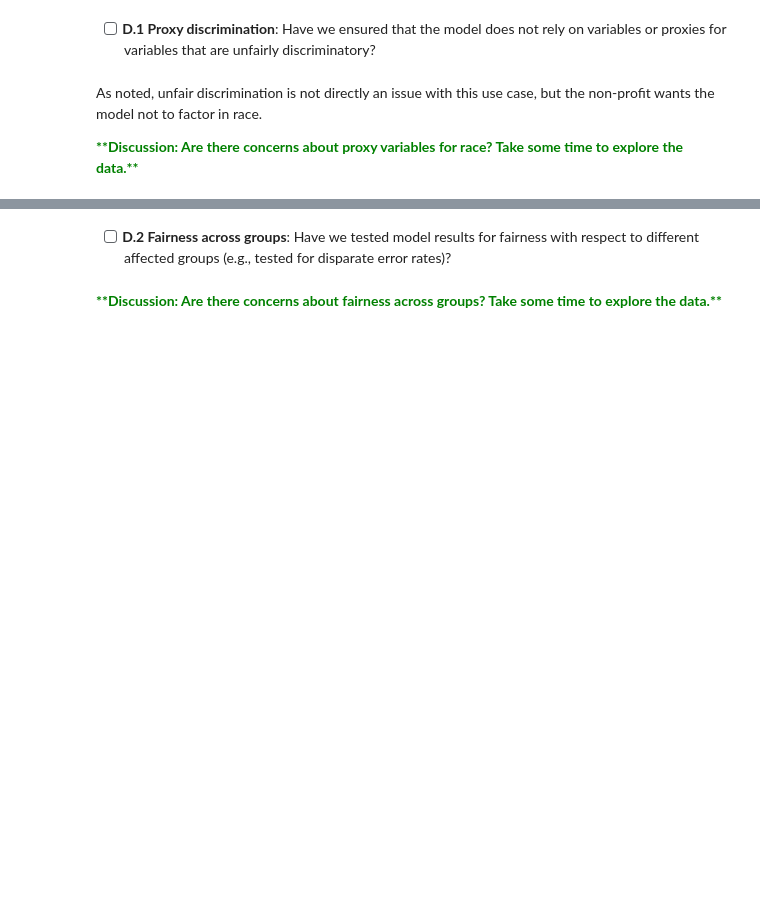
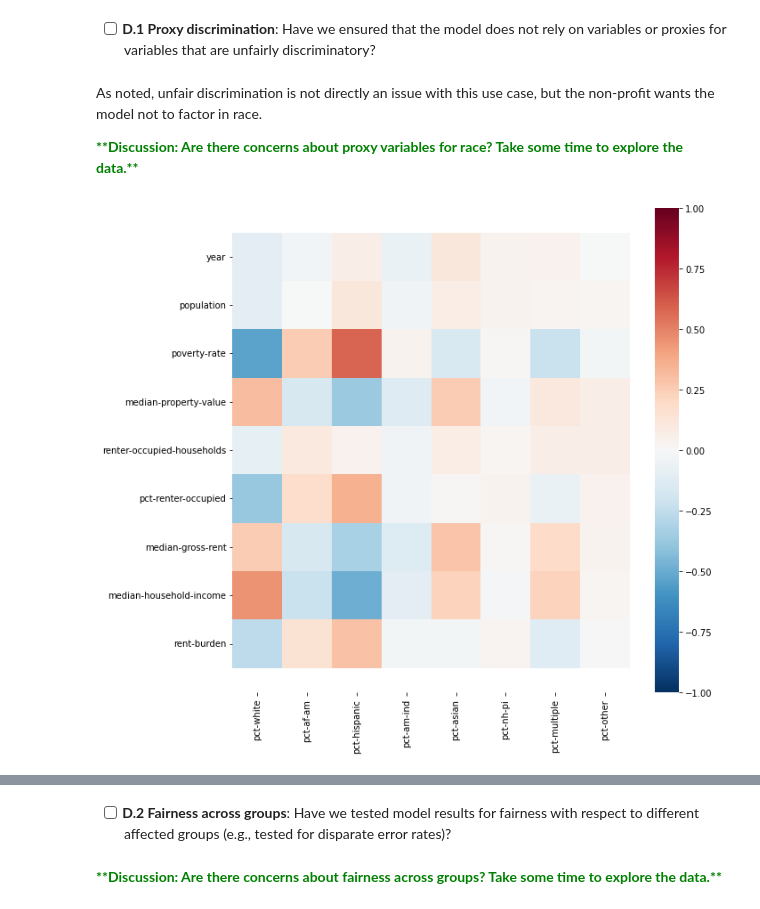
Before and after one commit to pruthvipatel/msc-buckinghum-data-ethics, a Jupyter notebook: notebooks/eviction-data-case-study.ipynb, the cells around one changed output, grey strips where cells are left out. Saved outputs shown, nothing was run; the diff lists cells and outputs as text; code cells hidden in the pictures; blank space fills up the shorter version.

```diff
--- a/notebooks/eviction-data-case-study.ipynb
+++ b/notebooks/eviction-data-case-study.ipynb
@@ -239,14 +316,19 @@ Yes, all of our code is contained in this notebook. For real projects, this is a
 # %% [markdown]
 Though discrimination may not be strictly a problem in this situation, the non-profit wants their decision-making to be race-blind, so they ask for the population race percentage features to not be included in the modeling.
 # %%
-TARGET_VAR = 'evictions'
+TARGET_VAR = "evictions"
 FEATURE_VARS = [
-    'year', 'population', 'poverty-rate', 'median-property-value',
-    'renter-occupied-households', 'pct-renter-occupied',
-    'median-gross-rent', 'median-household-income',  'rent-burden',
-
+    "year",
+    "population",
+    "poverty-rate",
+    "median-property-value",
+    "renter-occupied-households",
+    "pct-renter-occupied",
+    "median-gross-rent",
+    "median-household-income",
+    "rent-burden",
     # Don't include race features
     #'pct-white' , 'pct-af-am', 'pct-hispanic', 'pct-am-ind',
     #'pct-asian', 'pct-nh-pi', 'pct-multiple', 'pct-other'
 ]
-GROUP_VAR = 'GEOID' # Prevent leakage
+GROUP_VAR = "GEOID"  # Prevent leakage
@@ -306,15 +420,21 @@ As noted, unfair discrimination is not directly an issue with this use case, but
 
 <span style="color:green">**\*\*Discussion: Are there concerns about proxy variables for race? Take some time to explore the data.\*\***</span>
 # %%
-race_vars = ['pct-white' , 'pct-af-am', 'pct-hispanic', 'pct-am-ind',
-             'pct-asian', 'pct-nh-pi', 'pct-multiple', 'pct-other']
+race_vars = [
+    "pct-white",
+    "pct-af-am",
+    "pct-hispanic",
+    "pct-am-ind",
+    "pct-asian",
+    "pct-nh-pi",
+    "pct-multiple",
+    "pct-other",
+]
 corr = df_modeling.loc[:, FEATURE_VARS + race_vars].corr().loc[FEATURE_VARS, race_vars]
 
 plt.figure(figsize=FIGSIZE)
-sns.heatmap(corr,
-            vmin=-1.0,
-            vmax=1.0,
-            cmap='RdBu_r'
-           )
+sns.heatmap(corr, vmin=-1.0, vmax=1.0, cmap="RdBu_r")
 
 expand_ylim()
+# %% [output]
+[figure, added]
```
Also changed, not shown: parts of 25 cells of this notebook.
